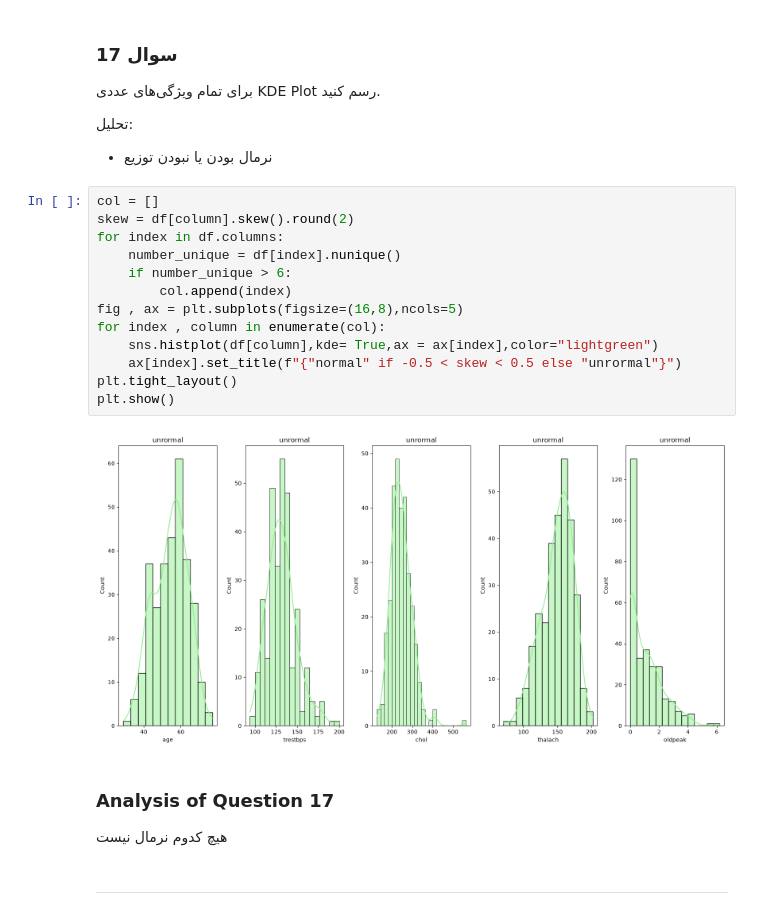
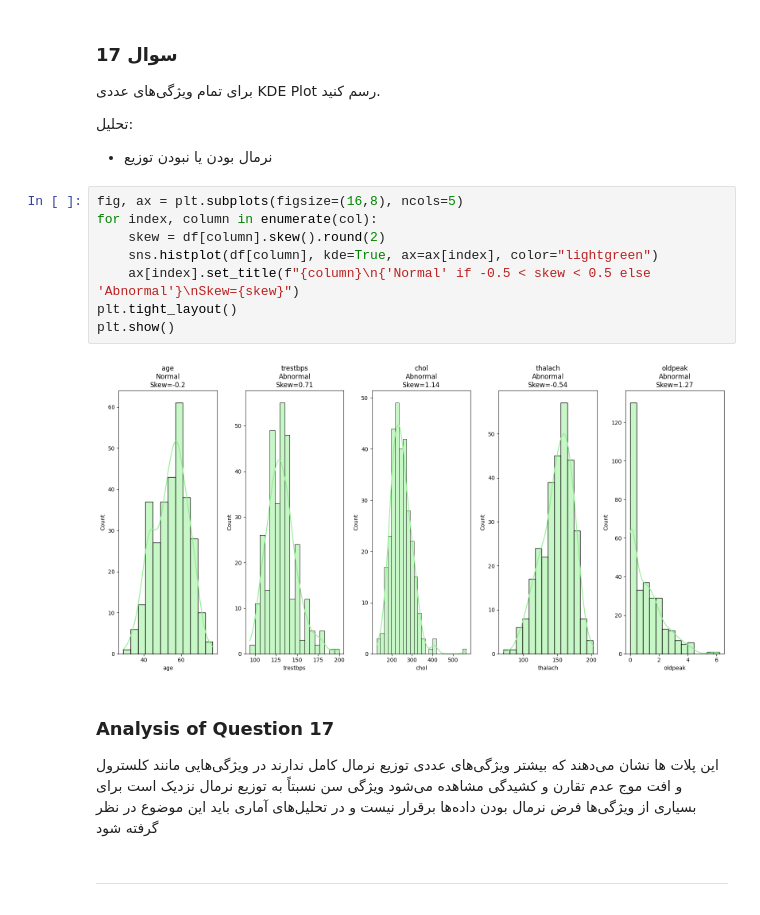
Before and after one commit to MehradAmiresmi/Data-Mining-Answer, a Jupyter notebook: task_1/001_data_understanding.ipynb, the cells around one changed output. Saved outputs shown, nothing was run; the diff lists cells and outputs as text.

```diff
--- a/task_1/001_data_understanding.ipynb
+++ b/task_1/001_data_understanding.ipynb
@@ -669,24 +689,22 @@ plt.tight_layout()
 
 - نرمال بودن یا نبودن توزیع
 # %%
-col = []
-skew = df[column].skew().round(2)
-for index in df.columns:
-    number_unique = df[index].nunique()
-    if number_unique > 6:
-        col.append(index)
-fig , ax = plt.subplots(figsize=(16,8),ncols=5)
-for index , column in enumerate(col):
-    sns.histplot(df[column],kde= True,ax = ax[index],color="lightgreen")
-    ax[index].set_title(f"{"normal" if -0.5 < skew < 0.5 else "unrormal"}")
+fig, ax = plt.subplots(figsize=(16,8), ncols=5)
+for index, column in enumerate(col):
+    skew = df[column].skew().round(2)
+    sns.histplot(df[column], kde=True, ax=ax[index], color="lightgreen")
+    ax[index].set_title(f"{column}\n{'Normal' if -0.5 < skew < 0.5 else 'Abnormal'}\nSkew={skew}")
 plt.tight_layout()
 plt.show()
 # %% [output]
-[figure, old version]
+[figure, new version]
 # %% [markdown]
 ### Analysis of Question 17
 
-هیچ کدوم نرمال نیست
+این پلات ها نشان می‌دهند که بیشتر ویژگی‌های عددی توزیع نرمال کامل ندارند
+در ویژگی‌هایی مانند کلسترول و افت موج عدم تقارن و کشیدگی مشاهده می‌شود
+ویژگی سن نسبتاً به توزیع نرمال نزدیک است
+ برای بسیاری از ویژگی‌ها فرض نرمال بودن داده‌ها برقرار نیست و در تحلیل‌های آماری باید این موضوع در نظر گرفته شود
 # %% [markdown]
 
 ---
```
Also changed, not shown: parts of 43 cells of this notebook, 1 other file.
